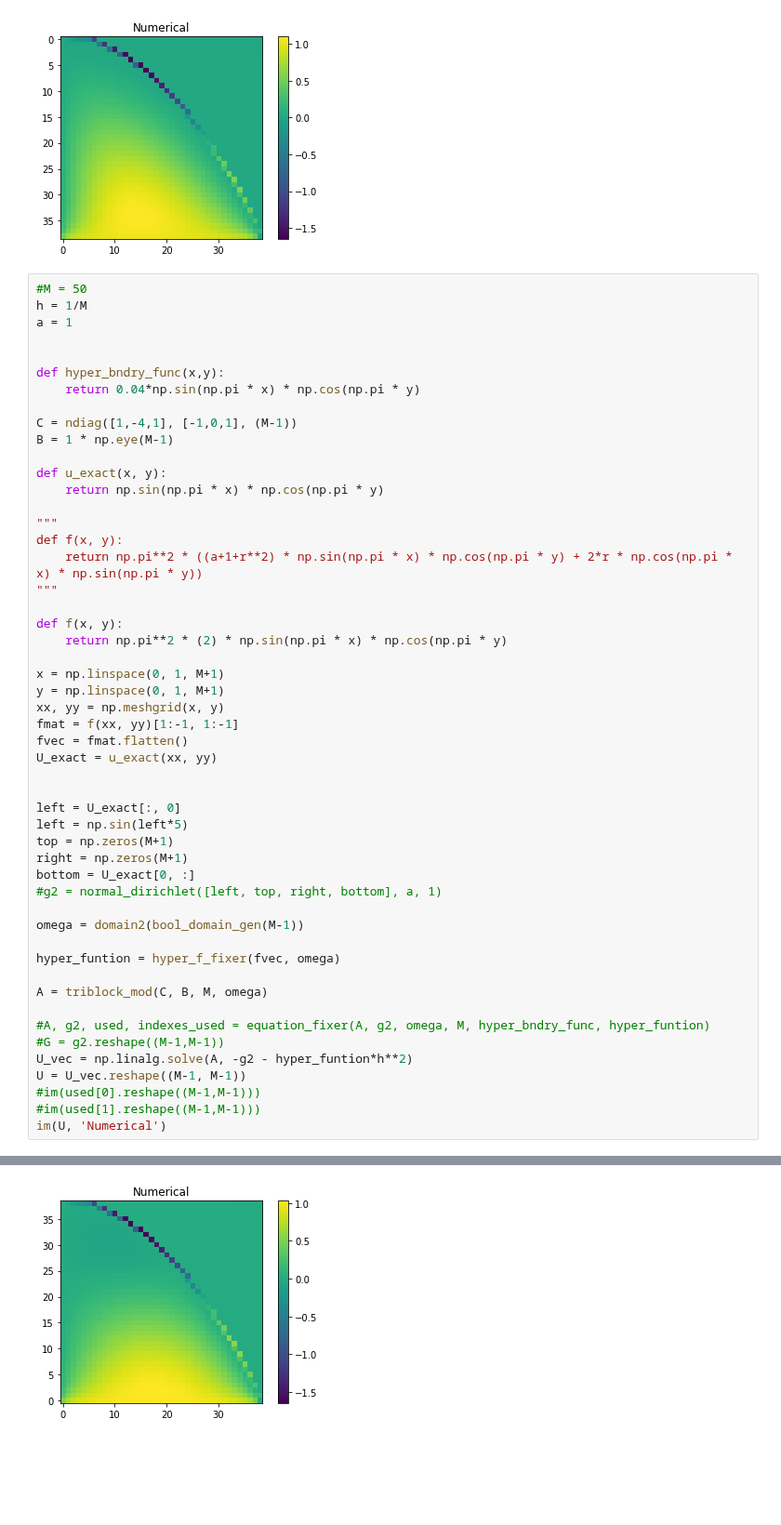
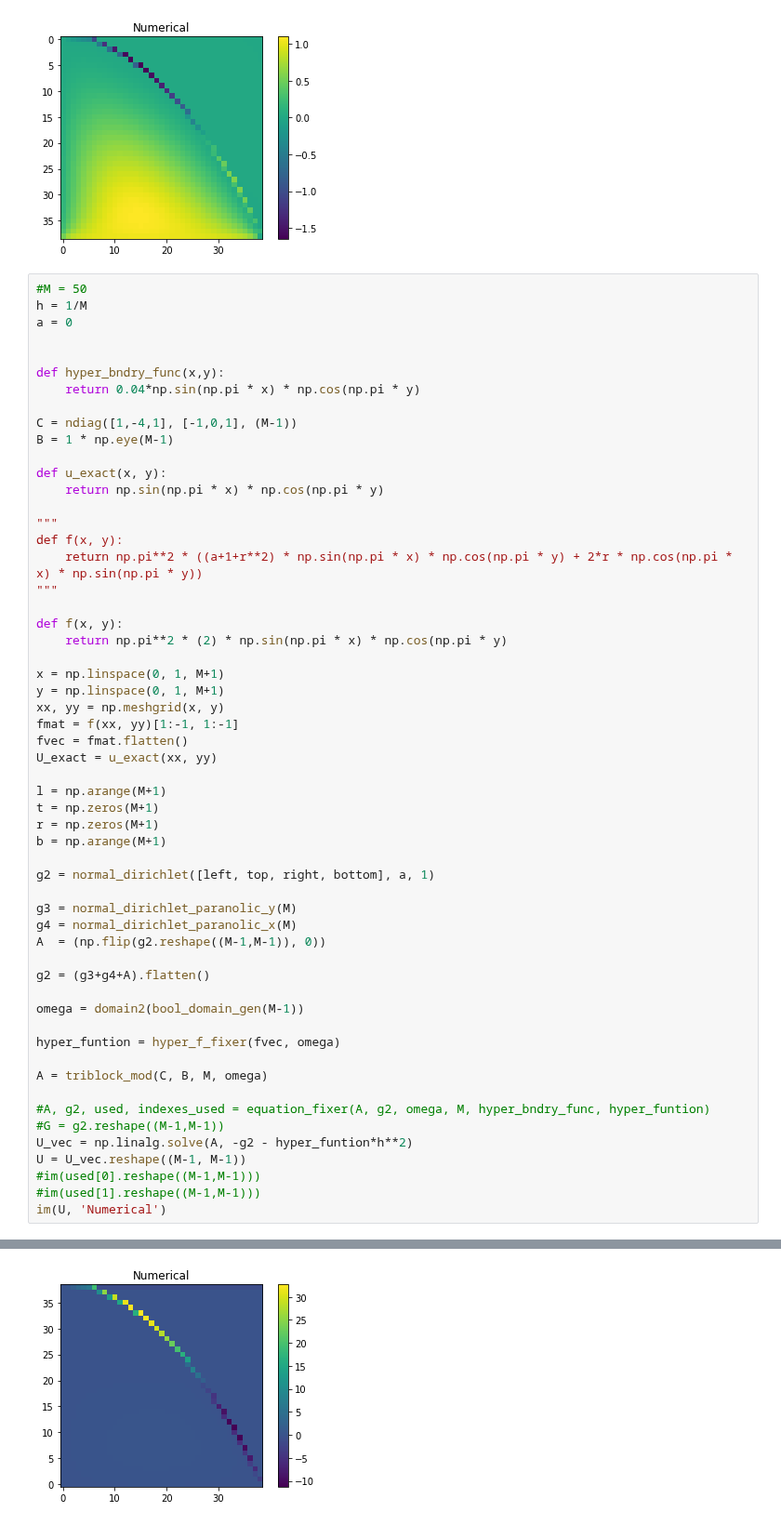
Before and after one commit to aledha/TMA4212-NumDiffDiff, a Jupyter notebook: Project 1/Jan copy.ipynb, the cells around one changed output, grey strips where cells are left out. Shown at 93% size. Cells and saved outputs as stored; diff of their text form; blank space fills up the shorter version.

```diff
--- a/Project 1/Jan copy.ipynb
+++ b/Project 1/Jan copy.ipynb
@@ -599,7 +599,7 @@ plt.show()
 # %%
 #M = 50
 h = 1/M
-a = 1
+a = 0
 
 
 def hyper_bndry_func(x,y):
@@ -626,13 +626,18 @@ fmat = f(xx, yy)[1:-1, 1:-1]
 fvec = fmat.flatten()
 U_exact = u_exact(xx, yy)
 
+l = np.arange(M+1)
+t = np.zeros(M+1)
+r = np.zeros(M+1)
+b = np.arange(M+1)
 
-left = U_exact[:, 0]
-left = np.sin(left*5)
-top = np.zeros(M+1)
-right = np.zeros(M+1)
-bottom = U_exact[0, :]
-#g2 = normal_dirichlet([left, top, right, bottom], a, 1)
+g2 = normal_dirichlet([left, top, right, bottom], a, 1)
+
+g3 = normal_dirichlet_paranolic_y(M)
+g4 = normal_dirichlet_paranolic_x(M)
+A  = (np.flip(g2.reshape((M-1,M-1)), 0))
+
+g2 = (g3+g4+A).flatten()
 
 omega = domain2(bool_domain_gen(M-1))
 
@@ -651,2 +660,2 @@ im(U, 'Numerical')
 1521.0
-[figure, old version]
+[figure, new version]
```
Also changed, not shown: parts of 2 cells of this notebook.
